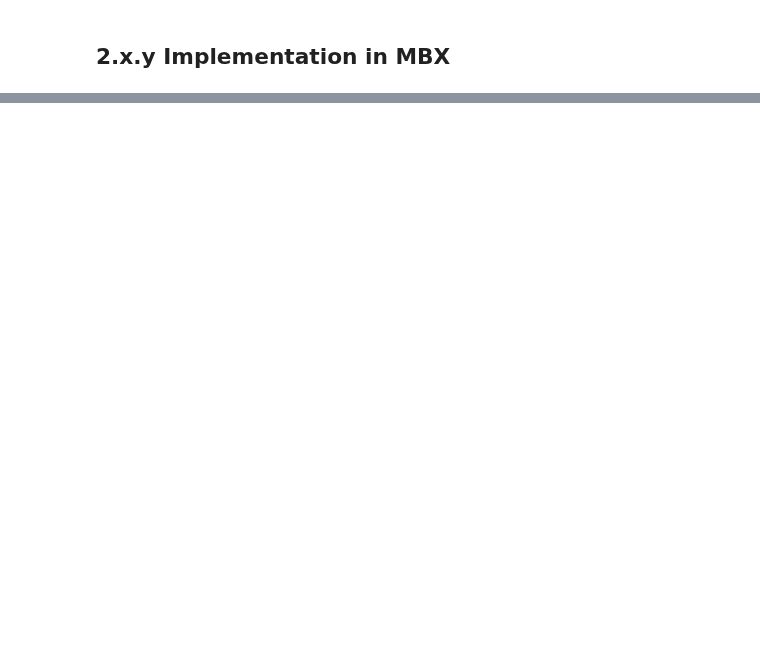
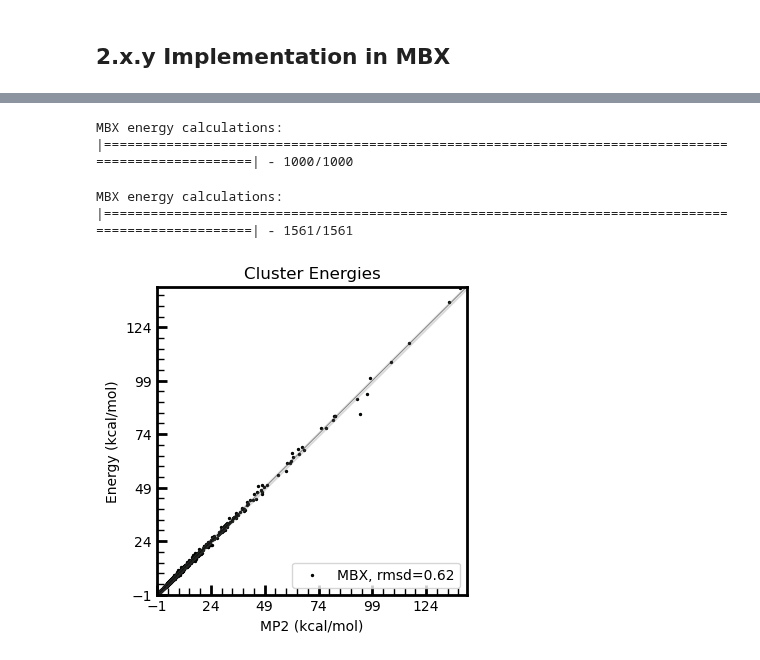
Before and after one commit to PolyachenkoYA/QDMS_2025, a Jupyter notebook: tutorials/2_Many-Body_Model_Build-Along/Tutorial_2.2.ipynb, the cells around one changed output, grey strips where cells are left out. Saved outputs shown, nothing was run; the diff lists cells and outputs as text; code cells hidden in the pictures; blank space fills up the shorter version.

```diff
--- a/tutorials/2_Many-Body_Model_Build-Along/Tutorial_2.2.ipynb
+++ b/tutorials/2_Many-Body_Model_Build-Along/Tutorial_2.2.ipynb
@@ -376,3 +381,45 @@ checking for C compiler default output file name... a.out
  /usr/bin/install -c -m 644 README.md '/home/ebullvul/projects/QDMS_2025/QDMS_2025/tutorials/2_Many-Body_Model_Build-Along/Tutorial_2_workdir/MBX/share/doc/mbx'
 make[2]: Leaving directory `/home/ebullvul/projects/QDMS_2025/QDMS_2025/tutorials/2_Many-Body_Model_Build-Along/Tutorial_2_workdir/MBX'
 make[1]: Leaving directory `/home/ebullvul/projects/QDMS_2025/QDMS_2025/tutorials/2_Many-Body_Model_Build-Along/Tutorial_2_workdir/MBX'
+# %%
+predicted_energies_vibrational_modes_CH3NH2 = calculate_MBX_nmer_energies(
+        paths.MBX,
+        definition_CH3NH2,
+        configurations_vibrational_modes_CH3NH2,
+        monomer_names=["ch3nh2"],
+        scratch_dir=paths.scratch.fitting_CH3NH2
+)
+# %% [output]
+MBX energy calculations: |====================================================================================================| - 1000/1000
+# %%
+predicted_energies_pbmetad_CH3NH2 = calculate_MBX_nmer_energies(
+        paths.MBX,
+        definition_CH3NH2,
+        pbmetad_configs_CH3NH2,
+        monomer_names=["ch3nh2"],
+        scratch_dir=paths.scratch.fitting_CH3NH2
+)
+# %% [output]
+MBX energy calculations: |====================================================================================================| - 1561/1561
+# %%
+predicted_energies_1b_vibrational_modes_CH3NH2 = calculate_many_body_energies(
+    configurations_vibrational_modes_CH3NH2,
+    predicted_energies_vibrational_modes_CH3NH2,
+    minimized_monomer_energies=[0.0]
+)
+
+predicted_energies_1b_pbmetad_CH3NH2 = calculate_many_body_energies(
+    pbmetad_configs_CH3NH2,
+    predicted_energies_pbmetad_CH3NH2,
+    minimized_monomer_energies=[0.0]
+)
+# %%
+plot_correlation(
+    configurations_vibrational_modes_CH3NH2,
+    energies_1b_vibrational_modes_CH3NH2,
+    "MP2",
+    {"MBX": predicted_energies_1b_vibrational_modes_CH3NH2},
+    error_width=1.0
+)
+# %% [output]
+[figure, added]
```
Also changed, not shown: parts of 11 cells of this notebook, 5 other files.
